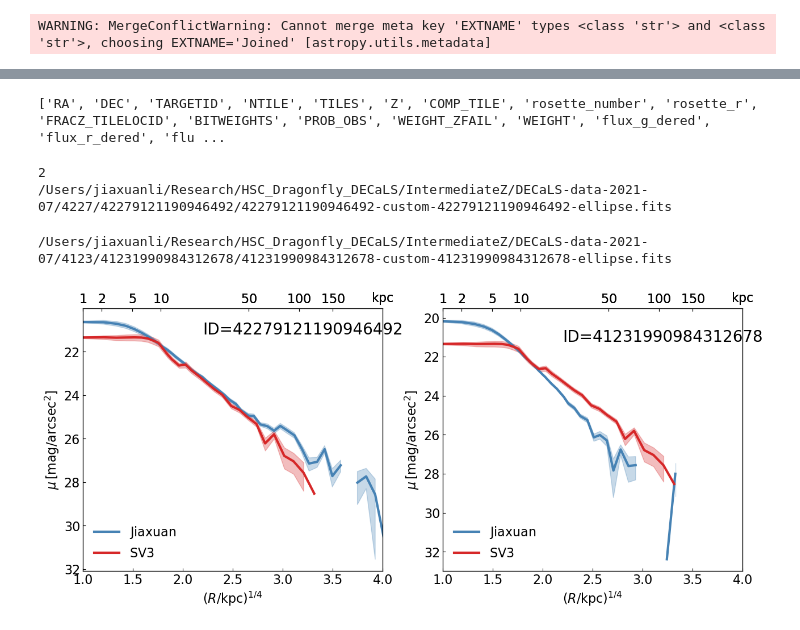
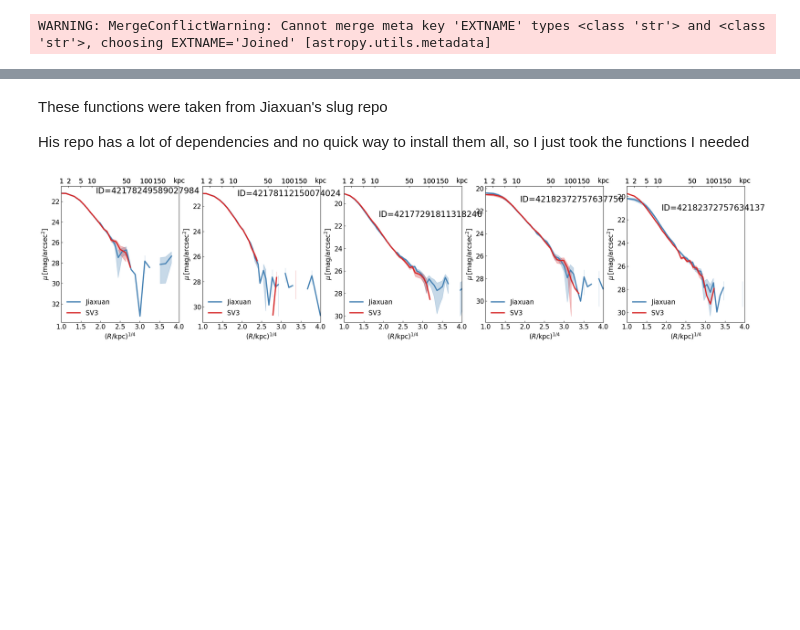
Before and after one commit to mattkwiecien/legacyhalos, a Jupyter notebook: science/sv3/jiaxuan_decals_comparison.ipynb, the cells around one changed output, grey strips where cells are left out. Drawn from its saved outputs; the diff is of its cells as text; code cells hidden in the pictures; blank space fills up the shorter version.

```diff
--- a/science/sv3/jiaxuan_decals_comparison.ipynb
+++ b/science/sv3/jiaxuan_decals_comparison.ipynb
@@ -82,11 +78,0 @@ for s, j in matches:
-# %%
-from collections import defaultdict
-dupes = defaultdict(list)
-for col in combined_cat.colnames:
-    dupes[col.lower()].append(col)
-
-for k, v in dupes.items():
-    if len(v) > 1:
-        print(k, v)
-
-print(combined_cat.colnames)
@@ -97,7 +83,12 @@ combined_cat.write("/Users/matt/Data/legacydata/jiaxuan_data/sv3_matches.fits",
 # %%
-data_path = '/Users/matt/Data/legacydata/sv3-clustering/raw_output/'
+data_path = '/Users/matt/Data/legacydata/jiaxuan_data'
 ellipse_nm = 'total_ellipse.fits'
 tractor_nm = 'total_tractor.fits'
 sample_nm = 'total_sample.fits'
 
 sv3_ellipses = Table.read(os.path.join(data_path, ellipse_nm))
+tractor = Table.read(os.path.join(data_path, tractor_nm))
+sample = Table.read(os.path.join(data_path, sample_nm))
+
+# Join ref id's... ID_CENT == TARGETID
+ellipse_cat = join(sv3_ellipses, sample, keys_left="ID_CENT", keys_right="TARGETID")
@@ -116,3 +95,7 @@ valid = [(39627788436636918, 41231990984312678), (39627806421813762, 42279121190
+# %% [markdown]
+These functions were taken from Jiaxuan's slug repo
+
+His repo has a lot of dependencies and no quick way to install them all, so I just took the functions I needed
 # %%
 def phys_size_fn(redshift, is_print=True, H0=70, Omegam=0.3, Omegal=0.7):
     '''Calculate the corresponding physical size per arcsec of a given redshift
@@ -278,26 +259,15 @@ valid = [(39627788436636918, 41231990984312678), (39627806421813762, 42279121190
-# %%
-print(sv3.colnames)
-# %% [output]
-['RA', 'DEC', 'TARGETID', 'NTILE', 'TILES', 'Z', 'COMP_TILE', 'rosette_number', 'rosette_r', 'FRACZ_TILELOCID', 'BITWEIGHTS', 'PROB_OBS', 'WEIGHT_ZFAIL', 'WEIGHT', 'flux_g_dered', 'flux_r_dered', 'flu ...
 # %%
-fig, axes = plt.subplots(1, 2, figsize=(15, 6))
+fig, axes = plt.subplots(1, 5, figsize=(30, 6))
 
-filtered_cat = jiaxuan_cat[np.isin(jiaxuan_cat["id_s16a"], [41231990984312678, 42279121190946492])]
-print(len(filtered_cat))
+for i, my_fit in enumerate(ellipse_cat[300:305]):
 
-for i, obj in enumerate(filtered_cat):
+    # For this HSC ID, grab Jiaxuan's fit data
+    s16a_id = str(my_fit['ID_S16A'])
+    filenm = f'{s16a_id}/{s16a_id}-custom-{s16a_id}-ellipse.fits'
+    path = f"/Users/matt/Data/legacydata/jiaxuan_data/DECaLS-data-2021-07/{s16a_id[:4]}/"
+    ellipsefit_j = Table.read(os.path.join(path, filenm))
 
-    print(obj['decals_dir'])
-    if obj["id_s16a"] == 42279121190946492:
-        ellipsefit_j = Table.read("/Users/matt/Data/legacydata/jiaxuan_data/DECaLS-data-2021-07/4227/42279121190946492/42279121190946492-custom-42279121190946492-ellipse.fits")
-        ellipsefit_sv3 = sv3_ellipses[sv3_ellipses["ID_CENT"] == 39627806421813762]
-        sv3_z = sv3_cat[sv3_cat["TARGETID"] == 39627806421813762]["Z"]
-    else:
-        ellipsefit_j = Table.read("/Users/matt/Data/legacydata/jiaxuan_data/DECaLS-data-2021-07/4123/41231990984312678/41231990984312678-custom-41231990984312678-ellipse.fits")
-        ellipsefit_sv3 = sv3_ellipses[sv3_ellipses["ID_CENT"] == 39627806421813762]
-        sv3_z = sv3_cat[sv3_cat["TARGETID"] == 39627806421813762]["Z"]
     ax = axes[i]
-
 
     ell_decals = Table(
         data=[
@@ -311,7 +281,7 @@ for i, obj in enumerate(filtered_cat):
 
     ax=SBP_single(
         ell_decals,
-        obj['z_best'],
+        my_fit['Z'],
         pixel_scale=DECaLS_pixel_scale,
         zeropoint=DECaLS_zeropoint,
         ax=ax,
@@ -320,40 +290,37 @@ for i, obj in enumerate(filtered_cat):
         label='Jiaxuan',
         x_max=4,
         ticksize=16, labelsize=16,
         show_banner=True)
 
-
+    # Compare with SV3 results
     ell_sv3 = Table(
         data=[
-            ellipsefit_sv3['SMA_R'].data[0],  # pixel
-            ellipsefit_sv3['INTENS_R'].data[0] * (DECaLS_pixel_scale)**
+            my_fit['SMA_R'],  # pixel
+            my_fit['INTENS_R'] * (DECaLS_pixel_scale)**
             2,  # nanomaggie/pixel
-            ellipsefit_sv3['INTENS_ERR_R'].data[0] * (DECaLS_pixel_scale)**
+            my_fit['INTENS_ERR_R'] * (DECaLS_pixel_scale)**
             2  # nanomaggie/pixel
         ],
         names=['sma', 'intens', 'intens_err'])
 
     ax=SBP_single(
         ell_sv3,
-        sv3_z,
+        my_fit["Z"],
         pixel_scale=DECaLS_pixel_scale,
         zeropoint=DECaLS_zeropoint,
         ax=ax,
         physical_unit=True,
         linecolor='tab:red',
         label='SV3',
         x_max=4,
         ticksize=16, labelsize=16,
         show_banner=True)
 
     ax.invert_yaxis()
 
 
-    plt.text(3.2, 21, f'ID={obj["id_s16a"]}', fontsize=20, ha='center', va='center')
+    plt.text(3.2, 21, f'ID={my_fit["ID_S16A"]}', fontsize=20, ha='center', va='center')
 
 plt.subplots_adjust(hspace=0.3)
 # %% [output]
-2
-/Users/jiaxuanli/Research/HSC_Dragonfly_DECaLS/IntermediateZ/DECaLS-data-2021-07/4227/42279121190946492/42279121190946492-custom-42279121190946492-ellipse.fits
-/Users/jiaxuanli/Research/HSC_Dragonfly_DECaLS/IntermediateZ/DECaLS-data-2021-07/4123/41231990984312678/41231990984312678-custom-41231990984312678-ellipse.fits
-[figure, old version]
+[figure, new version]
```
Also changed, not shown: parts of 14 cells of this notebook.
